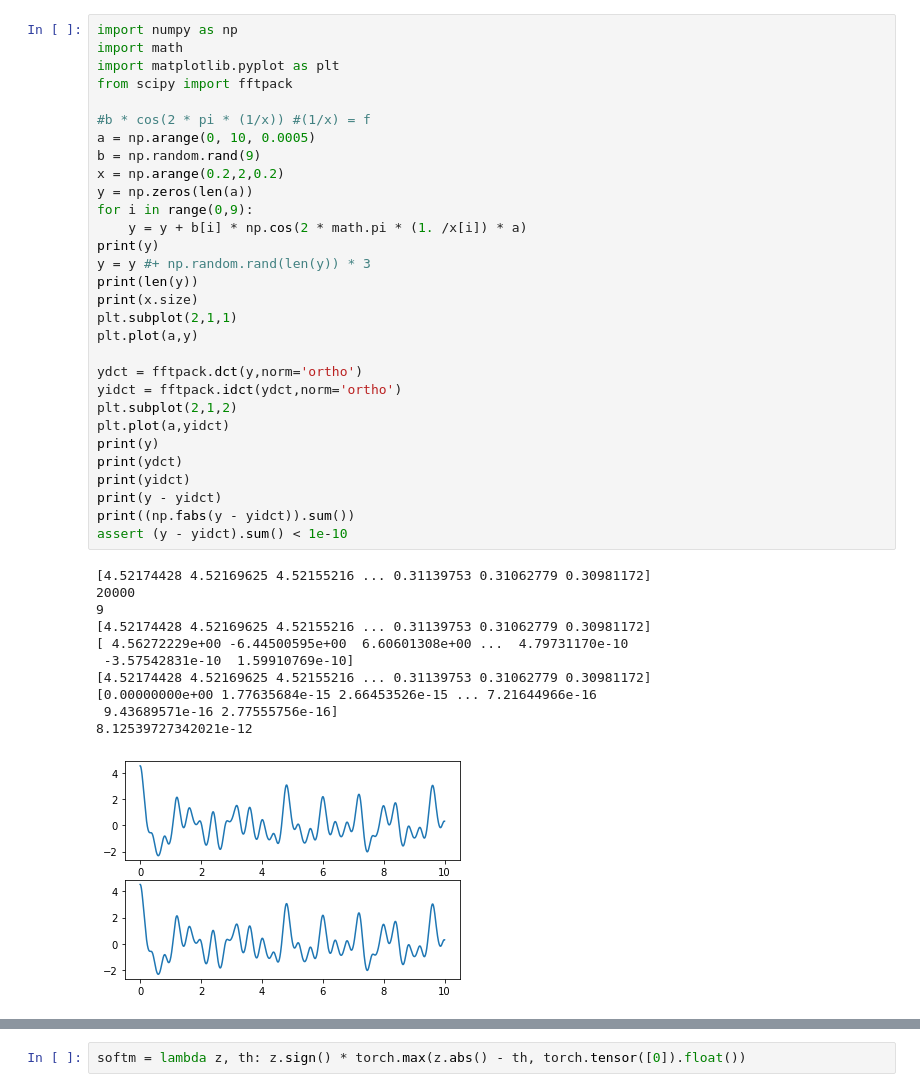
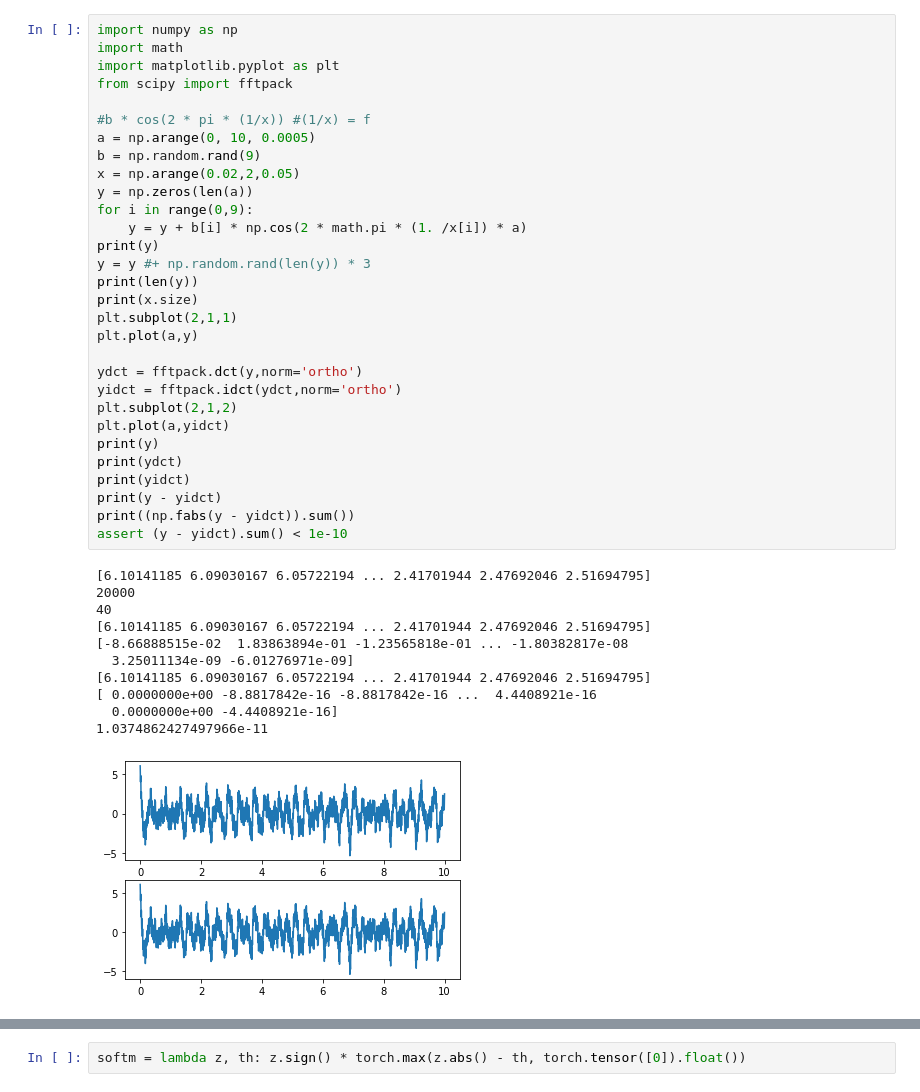
Before and after one commit to ymourilab/mouri, a Jupyter notebook: Untitled1.ipynb, the cells around one changed output, grey strips where cells are left out. Saved outputs shown, nothing was run; the diff lists cells and outputs as text.

```diff
--- a/Untitled1.ipynb
+++ b/Untitled1.ipynb
@@ -104,42 +55,42 @@ def ISTA(A, b, tol=1e-5, maxiter=300, l=1., L=None):
 import numpy as np
 import math
 import matplotlib.pyplot as plt
 from scipy import fftpack
 
 #b * cos(2 * pi * (1/x)) #(1/x) = f
 a = np.arange(0, 10, 0.0005)
 b = np.random.rand(9)
-x = np.arange(0.2,2,0.2)
+x = np.arange(0.02,2,0.05)
 y = np.zeros(len(a))
 for i in range(0,9):
     y = y + b[i] * np.cos(2 * math.pi * (1. /x[i]) * a)
 print(y)
 y = y #+ np.random.rand(len(y)) * 3
 print(len(y))
 print(x.size)
 plt.subplot(2,1,1)
 plt.plot(a,y)
 
 ydct = fftpack.dct(y,norm='ortho')
 yidct = fftpack.idct(ydct,norm='ortho')
 plt.subplot(2,1,2)
 plt.plot(a,yidct)
 print(y)
 print(ydct)
 print(yidct)
 print(y - yidct)
 print((np.fabs(y - yidct)).sum())
 assert (y - yidct).sum() < 1e-10
 # %% [output]
-[4.52174428 4.52169625 4.52155216 ... 0.31139753 0.31062779 0.30981172]
+[6.10141185 6.09030167 6.05722194 ... 2.41701944 2.47692046 2.51694795]
 20000
-9
-[4.52174428 4.52169625 4.52155216 ... 0.31139753 0.31062779 0.30981172]
-[ 4.56272229e+00 -6.44500595e+00  6.60601308e+00 ...  4.79731170e-10
- -3.57542831e-10  1.59910769e-10]
-[4.52174428 4.52169625 4.52155216 ... 0.31139753 0.31062779 0.30981172]
-[0.00000000e+00 1.77635684e-15 2.66453526e-15 ... 7.21644966e-16
- 9.43689571e-16 2.77555756e-16]
-8.12539727342021e-12
+40
+[6.10141185 6.09030167 6.05722194 ... 2.41701944 2.47692046 2.51694795]
+[-8.66888515e-02  1.83863894e-01 -1.23565818e-01 ... -1.80382817e-08
+  3.25011134e-09 -6.01276971e-09]
+[6.10141185 6.09030167 6.05722194 ... 2.41701944 2.47692046 2.51694795]
+[ 0.0000000e+00 -8.8817842e-16 -8.8817842e-16 ...  4.4408921e-16
+  0.0000000e+00 -4.4408921e-16]
+1.0374862427497966e-11
-[figure, old version]
+[figure, new version]
 # %%
```
Also changed, not shown: parts of 22 cells of this notebook.
